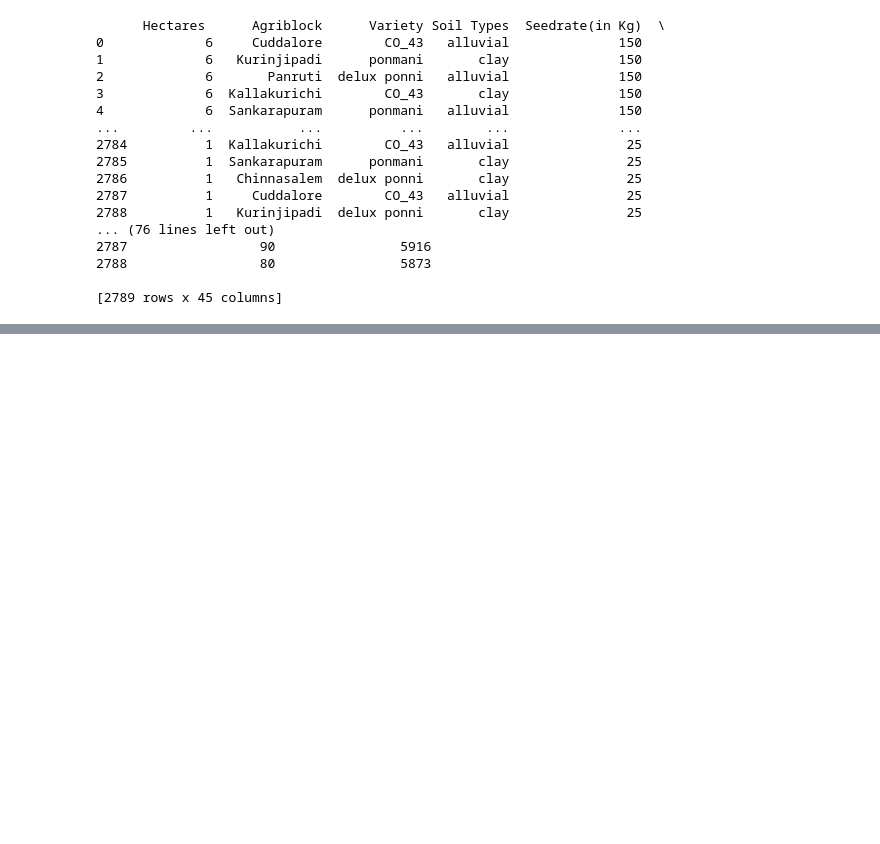
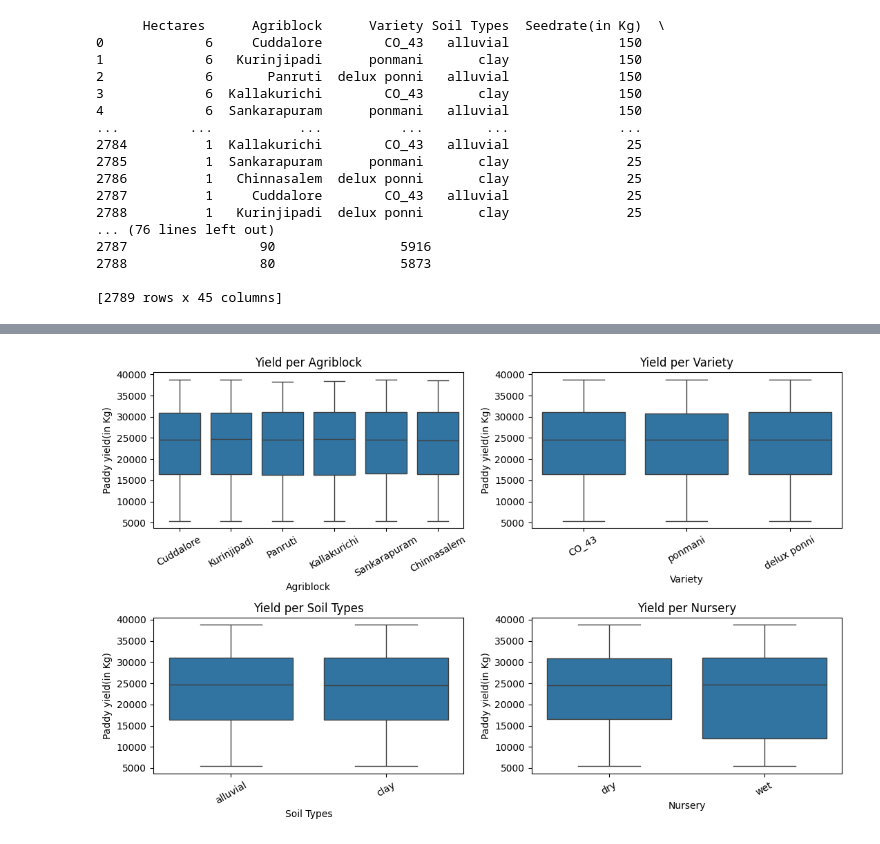
Before and after one commit to araafya/FP-MachineLearning, a Jupyter notebook: EDA and Preprocessing/notebook.ipynb, the cells around one changed output, grey strips where cells are left out. Cells and saved outputs as stored; diff of their text form; code cells hidden in the pictures; blank space fills up the shorter version.

```diff
--- a/EDA and Preprocessing/notebook.ipynb
+++ b/EDA and Preprocessing/notebook.ipynb
@@ -34,0 +105,9 @@ data
+# %%
+cat_cols = ['Agriblock', 'Variety', 'Soil Types', 'Nursery']
+fig, ax = plt.subplots(2, 2, figsize=(11, 7))
+for a, c in zip(ax.ravel(), cat_cols):
+    sns.boxplot(data=data, x=c, y=target, ax=a)
+    a.set_title(f'Yield per {c}'); a.tick_params(axis='x', rotation=30)
+plt.tight_layout(); plt.show()
+# %% [output]
+[figure, added]
```
Also changed, not shown: parts of 8 cells of this notebook, 7 other files.
